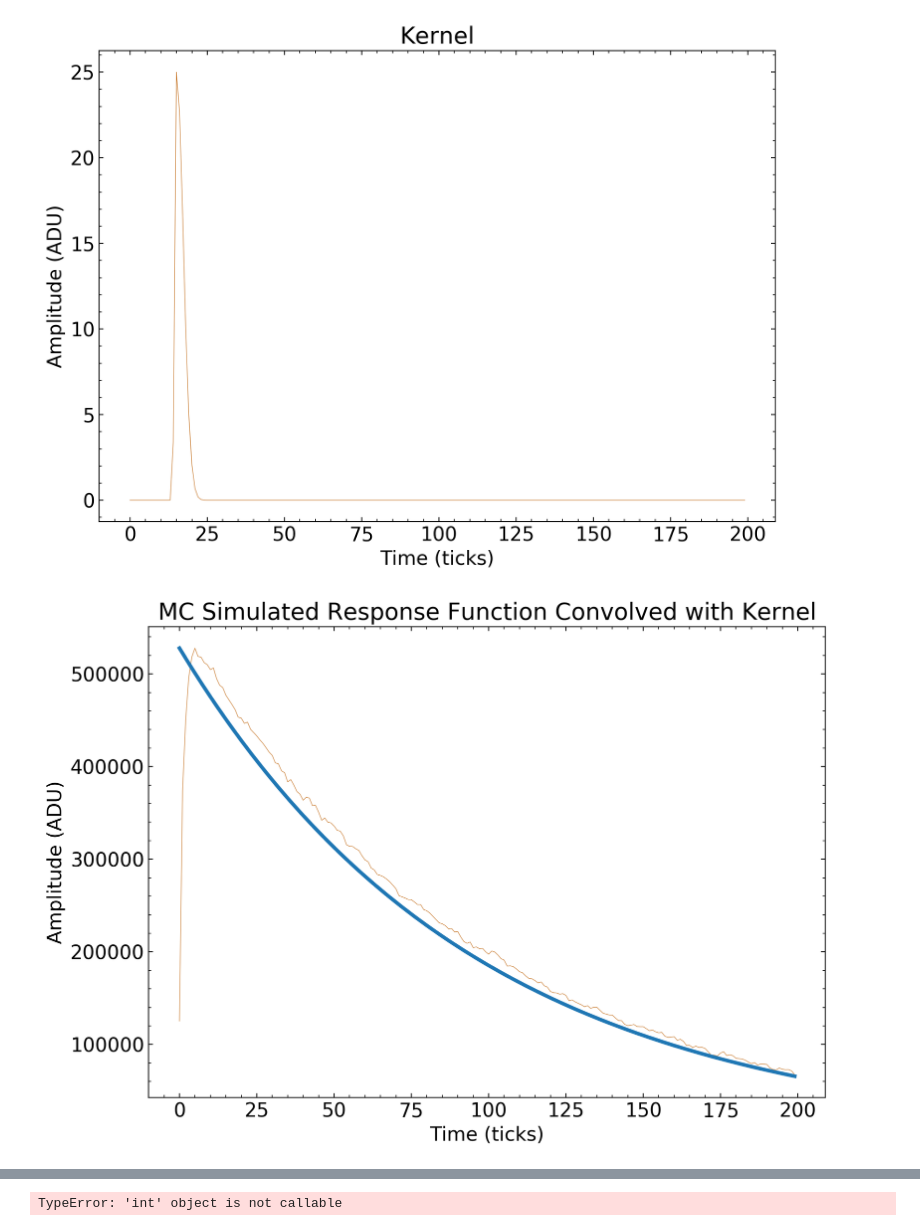
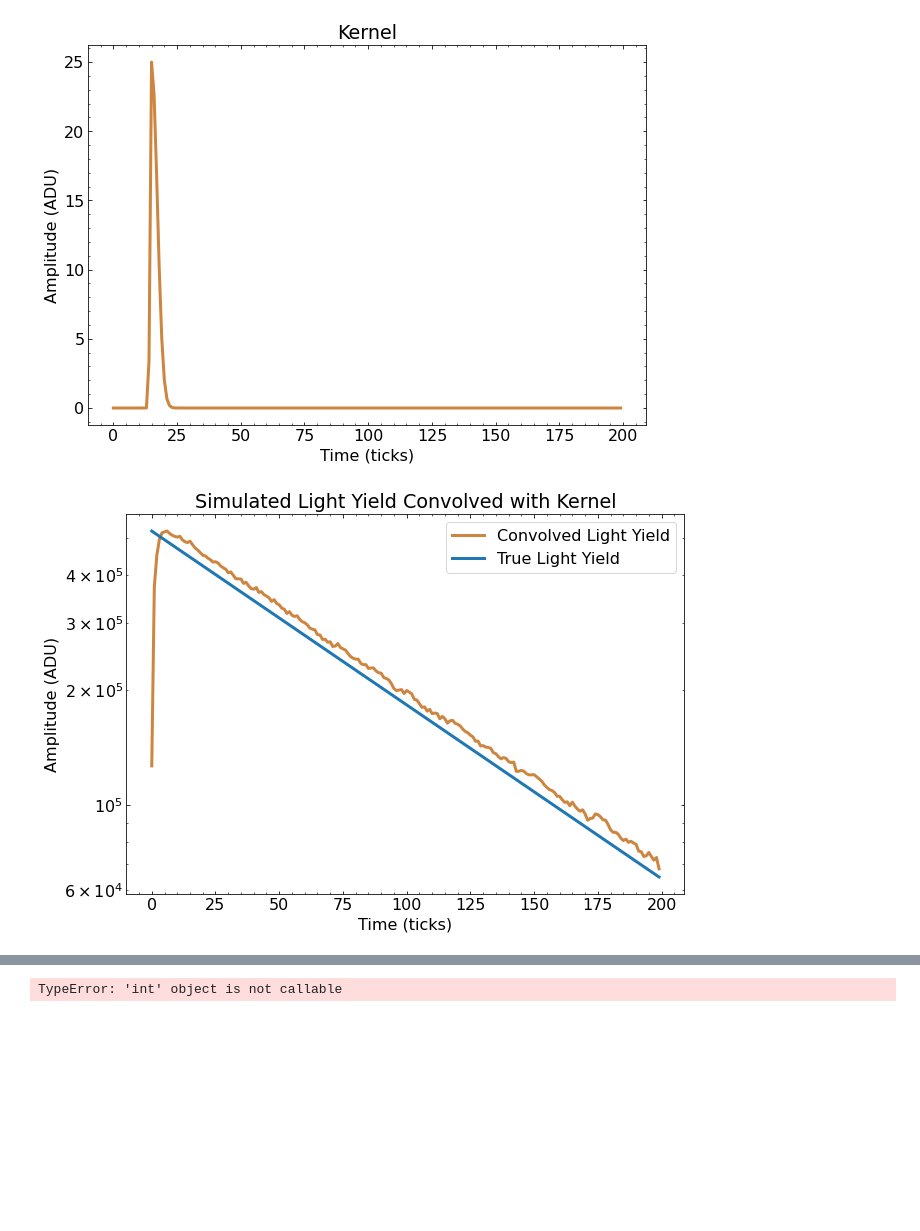
Before and after one commit to EdgarMao/latelight, a Jupyter notebook: ClosureTest.ipynb, the cells around one changed output, grey strips where cells are left out. Drawn from its saved outputs; the diff is of its cells as text; code cells hidden in the pictures; blank space fills up the shorter version.

Commit message:
Update ClosureTest.ipynb
Include real kernel simulation and miscellaneous plotting.

```diff
--- a/ClosureTest.ipynb
+++ b/ClosureTest.ipynb
@@ -67,7 +67,7 @@ testkernel[5:25] = [25*np.exp(-2*i**2) for i in range(-10,0)] + [25*np.exp(-i**2
 
 # Plot the kernel
 fig, ax = plt.subplots(figsize =(10, 7))
-ax.plot(testkernel, color="peru", linewidth=0.5)
+ax.plot(testkernel, color="peru")
 ax.set_title("Kernel")
 ax.set_xlabel("Time (ticks)")
 ax.set_ylabel("Amplitude (ADU)")
@@ -75,7 +75,7 @@ ax.set_ylabel("Amplitude (ADU)")
 #ax.set_xlim(12,200)
 plt.show()
 # %% [output]
-[figure, old version]
+[figure, new version]
 # %%
 # Generate response function convolved with the kernel
 # Function for simulating an aribtrary amount of photons
@@ -87,15 +87,16 @@ def simres(n, reslength, A0, tau, kernel):
     for i in range(n):
         if A[i] <= A0*np.exp(-t[i]/tau):
             tbin = int(t[i])
+            peakloc = np.argmax(kernel)
 # Note: The function int() here always rounds down, so each time bins are always on the right hand side of the value of its index.
             #resfun[int(t[i]):-12] += kernel[12:len(resfun[int(t[i]):])]
-# add the prepulse (SPE peak arrives at tick 15, anything before that is considered prepulse)
-            for j in range(0,min([15,tbin])):
-                resfun[tbin-j] += kernel[15-j]
+# add the prepulse (anything before SPE peak is considered prepulse)
+            for j in range(0,min([peakloc,tbin])):
+                resfun[tbin-j] += kernel[peakloc-j]
             #resfun[int(t[i])-12:int(t[i])] += kernel[:12]
             # add the afterpulse
-            tend = min([len(resfun[tbin:]), len(kernel[15:])])
-            resfun[tbin:tbin+tend] += kernel[15:15+tend]
+            tend = min([len(resfun[tbin:]), len(kernel[peakloc:])])
+            resfun[tbin:tbin+tend] += kernel[peakloc:peakloc+tend]
             #resfun[int(t[i])] += A[i]
         else:
             pass
@@ -103,18 +104,20 @@ def simres(n, reslength, A0, tau, kernel):
 # %%
 kres = simres(ntest, reslengthtest, A0test, tautest, testkernel)
 
 fig, ax = plt.subplots(figsize =(10, 7))
-ax.plot(kres, color="peru", linewidth=0.5)
+ax.plot(kres, color="peru", label="Convolved Light Yield")
 #ax.plot([ntest*np.exp(-i/tautest) for i in np.linspace(0,200,200)])
-ax.plot([max(kres)*np.exp(-i/tautest) for i in np.linspace(0,200,200)])
-ax.set_title("MC Simulated Response Function Convolved with Kernel")
+ax.plot([max(kres)*np.exp(-i/tautest) for i in np.linspace(0,200,200)], label="True Light Yield")
+ax.set_title("Simulated Light Yield Convolved with Kernel")
 ax.set_xlabel("Time (ticks)")
 ax.set_ylabel("Amplitude (ADU)")
 #ax.set_ylim(1900, 2100)
 #ax.set_xlim(0,200)
+plt.yscale("log")
+plt.legend()
 plt.show()
 # %% [output]
-[figure, old version]
+[figure, new version]
 # %%
 # perform existing latelight analysis on the convolved signal
 
```
Also changed, not shown: parts of 11 cells of this notebook.
